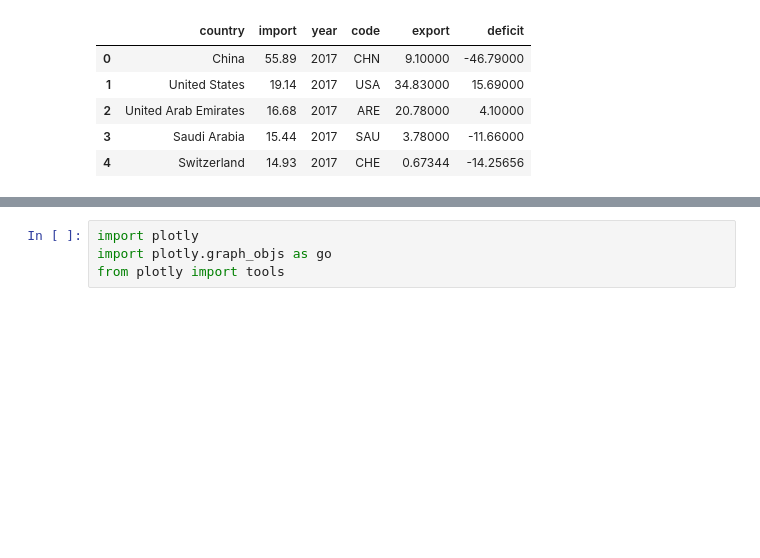
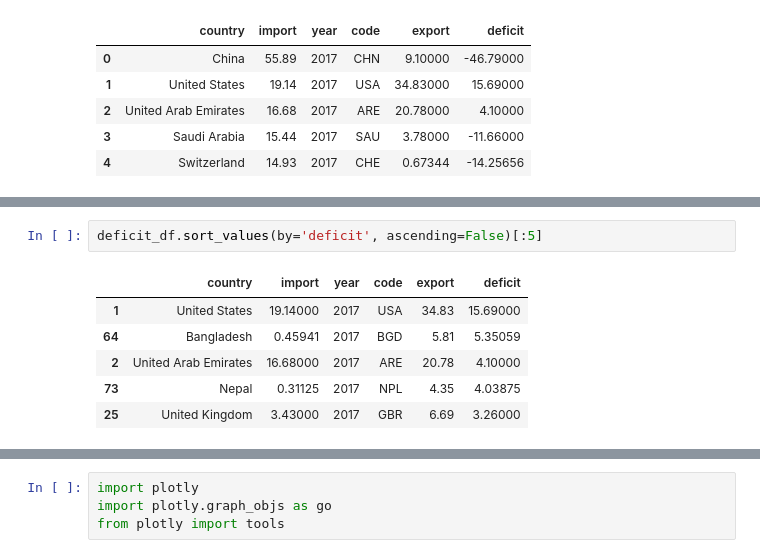
Before and after one commit to indianmoody/fact_mining, a Jupyter notebook: india_trade_deficit/trade_deficit_analysis.ipynb, the cells around one changed output, grey strips where cells are left out. Cells and saved outputs as stored; diff of their text form; blank space fills up the shorter version.

```diff
--- a/india_trade_deficit/trade_deficit_analysis.ipynb
+++ b/india_trade_deficit/trade_deficit_analysis.ipynb
@@ -61,0 +62,9 @@ deficit_df['deficit'].sum()
+# %%
+deficit_df.sort_values(by='deficit', ascending=False)[:5]
+# %% [output]
+|  | country | import | year | code | export | deficit |
+| 1 | United States | 19.14000 | 2017 | USA | 34.83 | 15.69000 |
+| 64 | Bangladesh | 0.45941 | 2017 | BGD | 5.81 | 5.35059 |
+| 2 | United Arab Emirates | 16.68000 | 2017 | ARE | 20.78 | 4.10000 |
+| 73 | Nepal | 0.31125 | 2017 | NPL | 4.35 | 4.03875 |
+| 25 | United Kingdom | 3.43000 | 2017 | GBR | 6.69 | 3.26000 |
```
Also changed, not shown: parts of 3 cells of this notebook, 5 other files.
